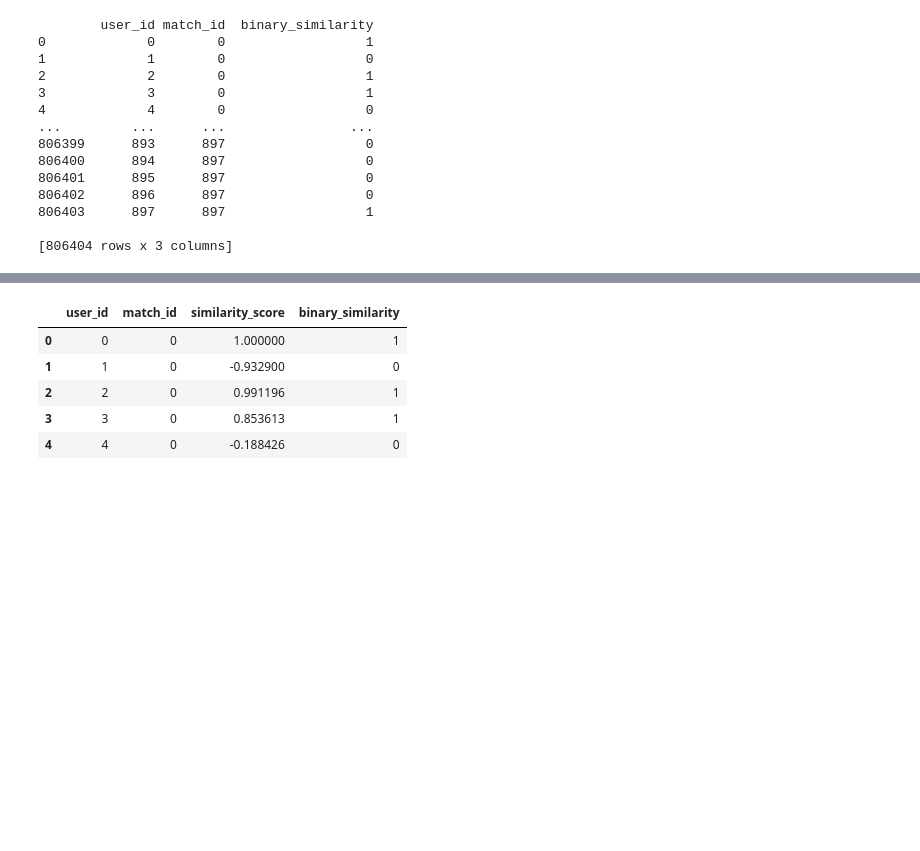
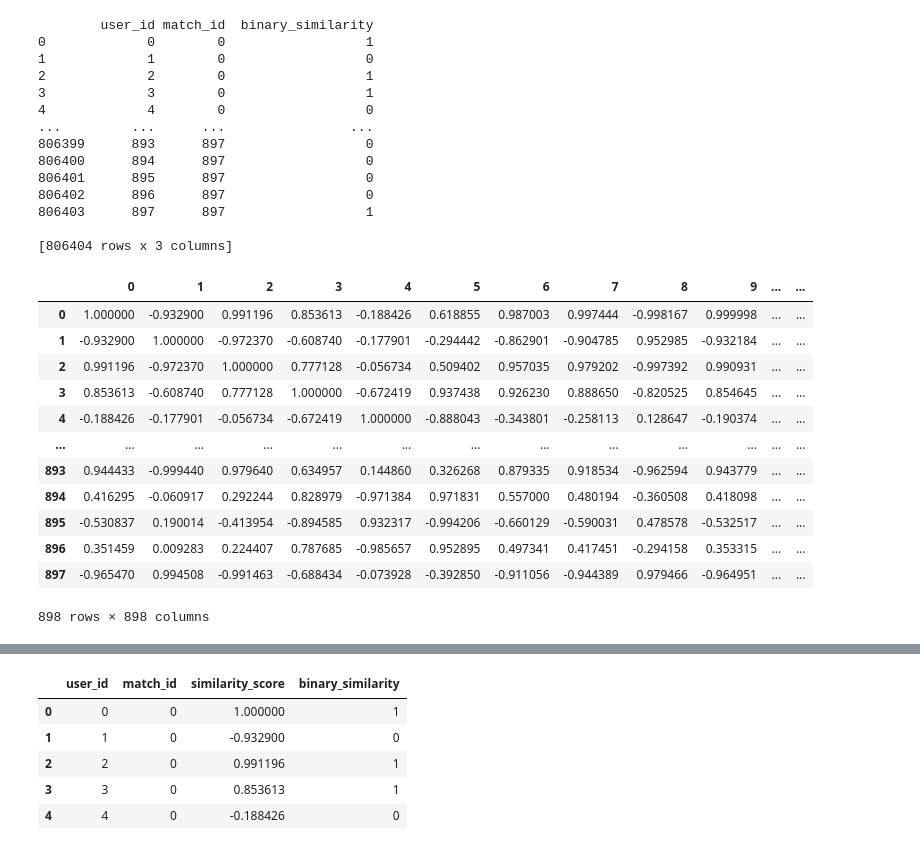
Before and after one commit to Riveong/Personality-Match-Multi-Armed-Bandits, a Jupyter notebook: dataprep.ipynb, the cells around one changed output, grey strips where cells are left out. Cells and saved outputs as stored; diff of their text form; code cells hidden in the pictures; blank space fills up the shorter version.

```diff
--- a/dataprep.ipynb
+++ b/dataprep.ipynb
@@ -189,6 +189,22 @@ melted_df.to_csv('preprocessed_data.csv')
 806403      897      897                  1
 
 [806404 rows x 3 columns]
+# %%
+similarity_df
+# %% [output]
+|  | 0 | 1 | 2 | 3 | 4 | 5 | 6 | 7 | 8 | 9 | ... | ... |
+| 0 | 1.000000 | -0.932900 | 0.991196 | 0.853613 | -0.188426 | 0.618855 | 0.987003 | 0.997444 | -0.998167 | 0.999998 | ... | ... |
+| 1 | -0.932900 | 1.000000 | -0.972370 | -0.608740 | -0.177901 | -0.294442 | -0.862901 | -0.904785 | 0.952985 | -0.932184 | ... | ... |
+| 2 | 0.991196 | -0.972370 | 1.000000 | 0.777128 | -0.056734 | 0.509402 | 0.957035 | 0.979202 | -0.997392 | 0.990931 | ... | ... |
+| 3 | 0.853613 | -0.608740 | 0.777128 | 1.000000 | -0.672419 | 0.937438 | 0.926230 | 0.888650 | -0.820525 | 0.854645 | ... | ... |
+| 4 | -0.188426 | -0.177901 | -0.056734 | -0.672419 | 1.000000 | -0.888043 | -0.343801 | -0.258113 | 0.128647 | -0.190374 | ... | ... |
+| ... | ... | ... | ... | ... | ... | ... | ... | ... | ... | ... | ... | ... |
+| 893 | 0.944433 | -0.999440 | 0.979640 | 0.634957 | 0.144860 | 0.326268 | 0.879335 | 0.918534 | -0.962594 | 0.943779 | ... | ... |
+| 894 | 0.416295 | -0.060917 | 0.292244 | 0.828979 | -0.971384 | 0.971831 | 0.557000 | 0.480194 | -0.360508 | 0.418098 | ... | ... |
+| 895 | -0.530837 | 0.190014 | -0.413954 | -0.894585 | 0.932317 | -0.994206 | -0.660129 | -0.590031 | 0.478578 | -0.532517 | ... | ... |
+| 896 | 0.351459 | 0.009283 | 0.224407 | 0.787685 | -0.985657 | 0.952895 | 0.497341 | 0.417451 | -0.294158 | 0.353315 | ... | ... |
+| 897 | -0.965470 | 0.994508 | -0.991463 | -0.688434 | -0.073928 | -0.392850 | -0.911056 | -0.944389 | 0.979466 | -0.964951 | ... | ... |
+898 rows × 898 columns
 # %%
 melted_df.info()
 # %% [output]
```
Also changed, not shown: parts of 2 cells of this notebook, 3 other files.
